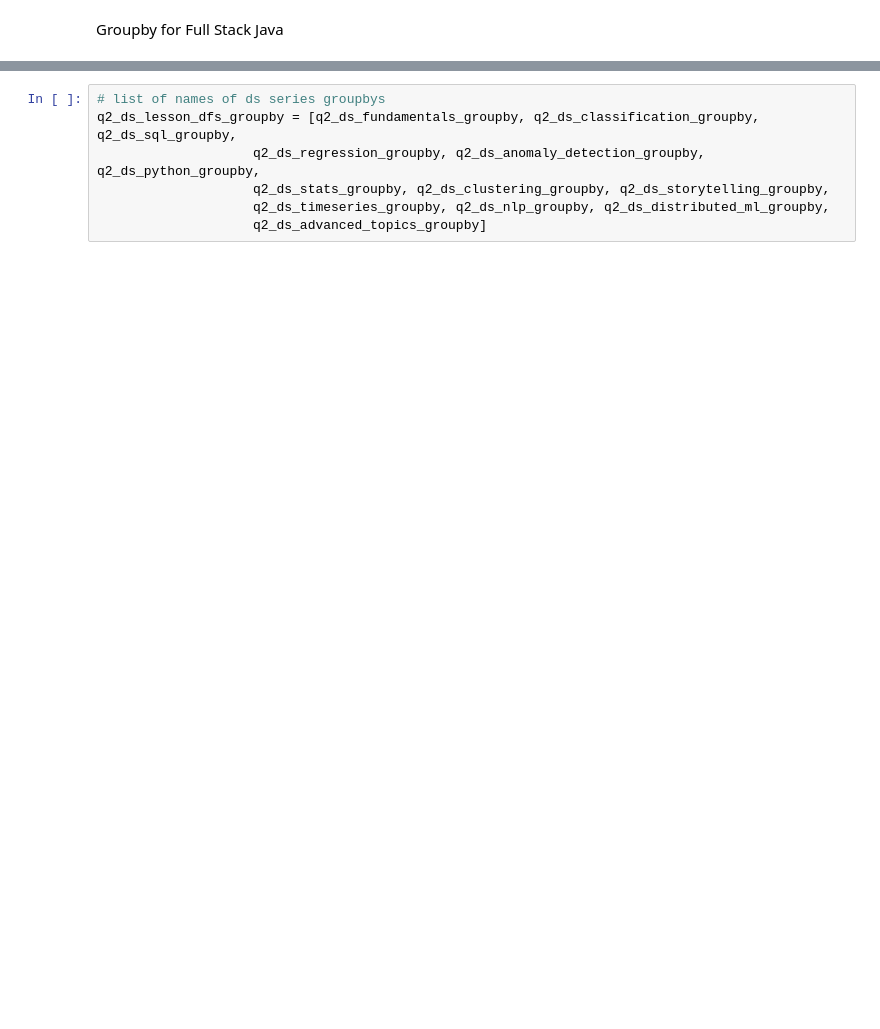
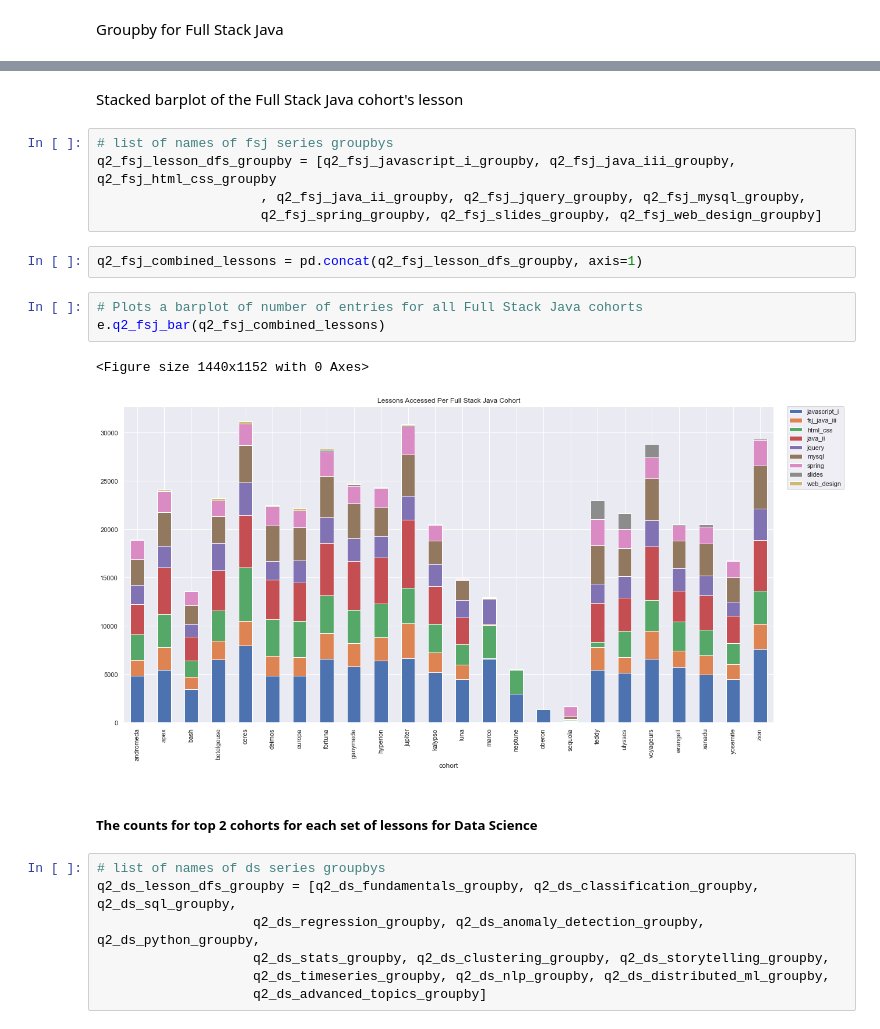
Before and after one commit to bowen-lindsey-shiben-turner/anamoly-detection, a Jupyter notebook: group_final_notebook-checkpoint.ipynb, the cells around one changed output, grey strips where cells are left out. Saved outputs shown, nothing was run; the diff lists cells and outputs as text; blank space fills up the shorter version.

```diff
--- a/group_final_notebook-checkpoint.ipynb
+++ b/group_final_notebook-checkpoint.ipynb
@@ -1689,3 +867,20 @@ q2_fsj_web_design_groupby.name = 'web_design'
+# %% [markdown]
+Stacked barplot of the Full Stack Java cohort's lesson
+# %%
+# list of names of fsj series groupbys
+q2_fsj_lesson_dfs_groupby = [q2_fsj_javascript_i_groupby, q2_fsj_java_iii_groupby, q2_fsj_html_css_groupby
+                     , q2_fsj_java_ii_groupby, q2_fsj_jquery_groupby, q2_fsj_mysql_groupby,
+                     q2_fsj_spring_groupby, q2_fsj_slides_groupby, q2_fsj_web_design_groupby]
+# %%
+q2_fsj_combined_lessons = pd.concat(q2_fsj_lesson_dfs_groupby, axis=1)
+# %%
+# Plots a barplot of number of entries for all Full Stack Java cohorts
+e.q2_fsj_bar(q2_fsj_combined_lessons)
+# %% [output]
+<Figure size 1440x1152 with 0 Axes>
+[figure, added]
+# %% [markdown]
+##### The counts for top 2 cohorts for each set of lessons for Data Science
 # %%
 # list of names of ds series groupbys
 q2_ds_lesson_dfs_groupby = [q2_ds_fundamentals_groupby, q2_ds_classification_groupby, q2_ds_sql_groupby,
```
Also changed, not shown: parts of 164 cells of this notebook, 2 other files.
